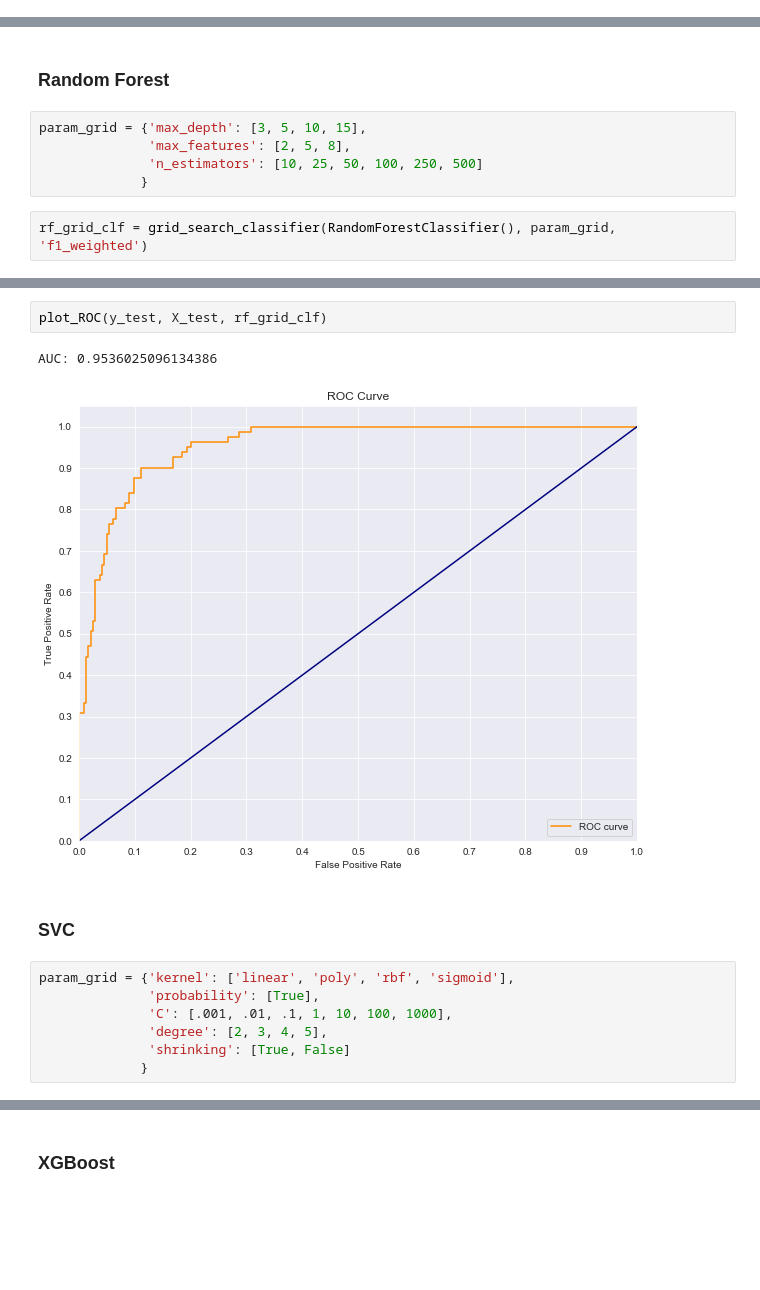
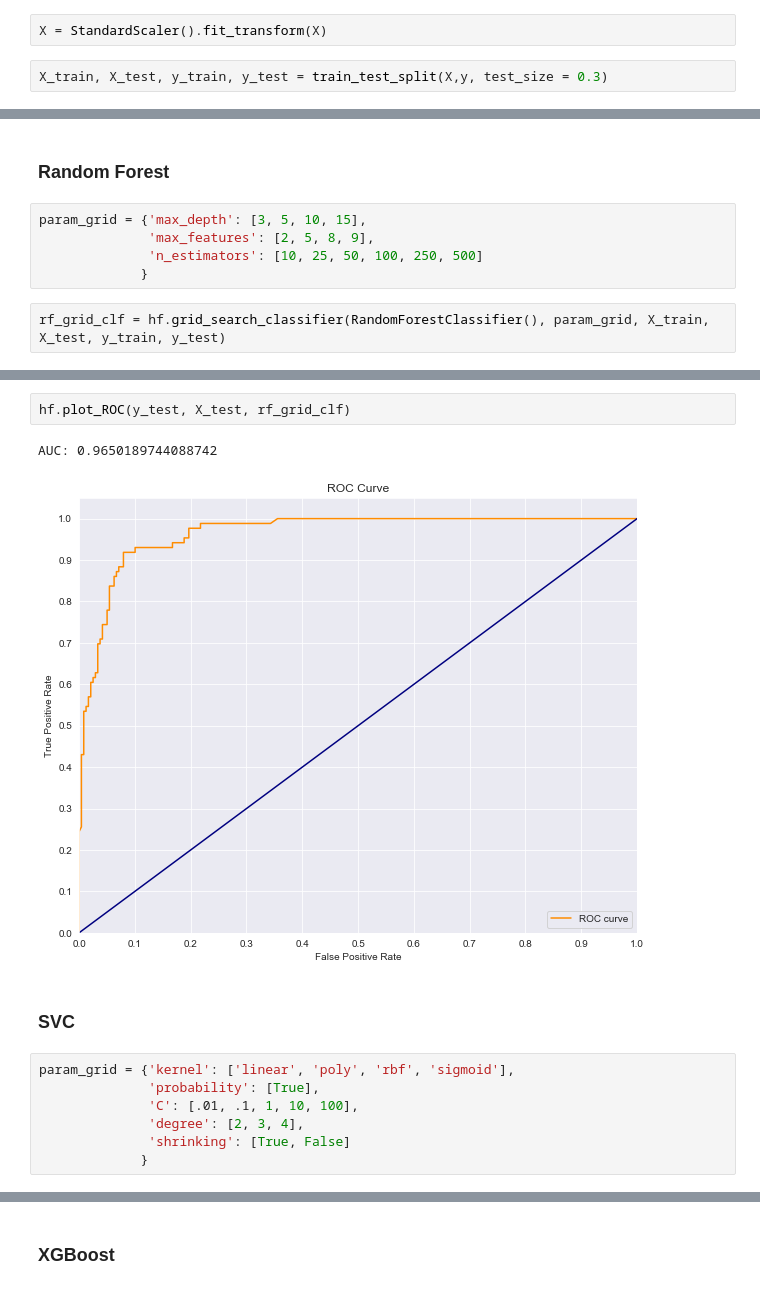
Before and after one commit to zapatos24/The_Minority_Math_Problem, a Jupyter notebook: final_notebook.ipynb, the cells around one changed output, grey strips where cells are left out. Drawn from its saved outputs; the diff is of its cells as text; blank space fills up the shorter version.

```diff
--- a/final_notebook.ipynb
+++ b/final_notebook.ipynb
@@ -460,0 +263,4 @@ def plot_ROC(y_test, X_test, grid_clf):
+# %%
+X = StandardScaler().fit_transform(X)
+# %%
+X_train, X_test, y_train, y_test = train_test_split(X,y, test_size = 0.3)
@@ -493,10 +330,10 @@ AUC: 0.9663023679417122
 ### Random Forest
 # %%
 param_grid = {'max_depth': [3, 5, 10, 15],
-              'max_features': [2, 5, 8],
+              'max_features': [2, 5, 8, 9],
               'n_estimators': [10, 25, 50, 100, 250, 500]
              }
 # %%
-rf_grid_clf = grid_search_classifier(RandomForestClassifier(), param_grid, 'f1_weighted')
+rf_grid_clf = hf.grid_search_classifier(RandomForestClassifier(), param_grid, X_train, X_test, y_train, y_test)
 # %% [output]
 Grid Search found the following optimal parameters:
@@ -519,16 +356,16 @@ Accuracy score: 0.9
 [figure]
 # %%
-plot_ROC(y_test, X_test, rf_grid_clf)
+hf.plot_ROC(y_test, X_test, rf_grid_clf)
 # %% [output]
-AUC: 0.9536025096134386
+AUC: 0.9650189744088742
-[figure, old version]
+[figure, new version]
 # %% [markdown]
 ### SVC
 # %%
 param_grid = {'kernel': ['linear', 'poly', 'rbf', 'sigmoid'],
               'probability': [True],
-              'C': [.001, .01, .1, 1, 10, 100, 1000],
-              'degree': [2, 3, 4, 5],
+              'C': [.01, .1, 1, 10, 100],
+              'degree': [2, 3, 4],
               'shrinking': [True, False]
              }
 # %%
```
Also changed, not shown: parts of 60 cells of this notebook, 2 other files.
